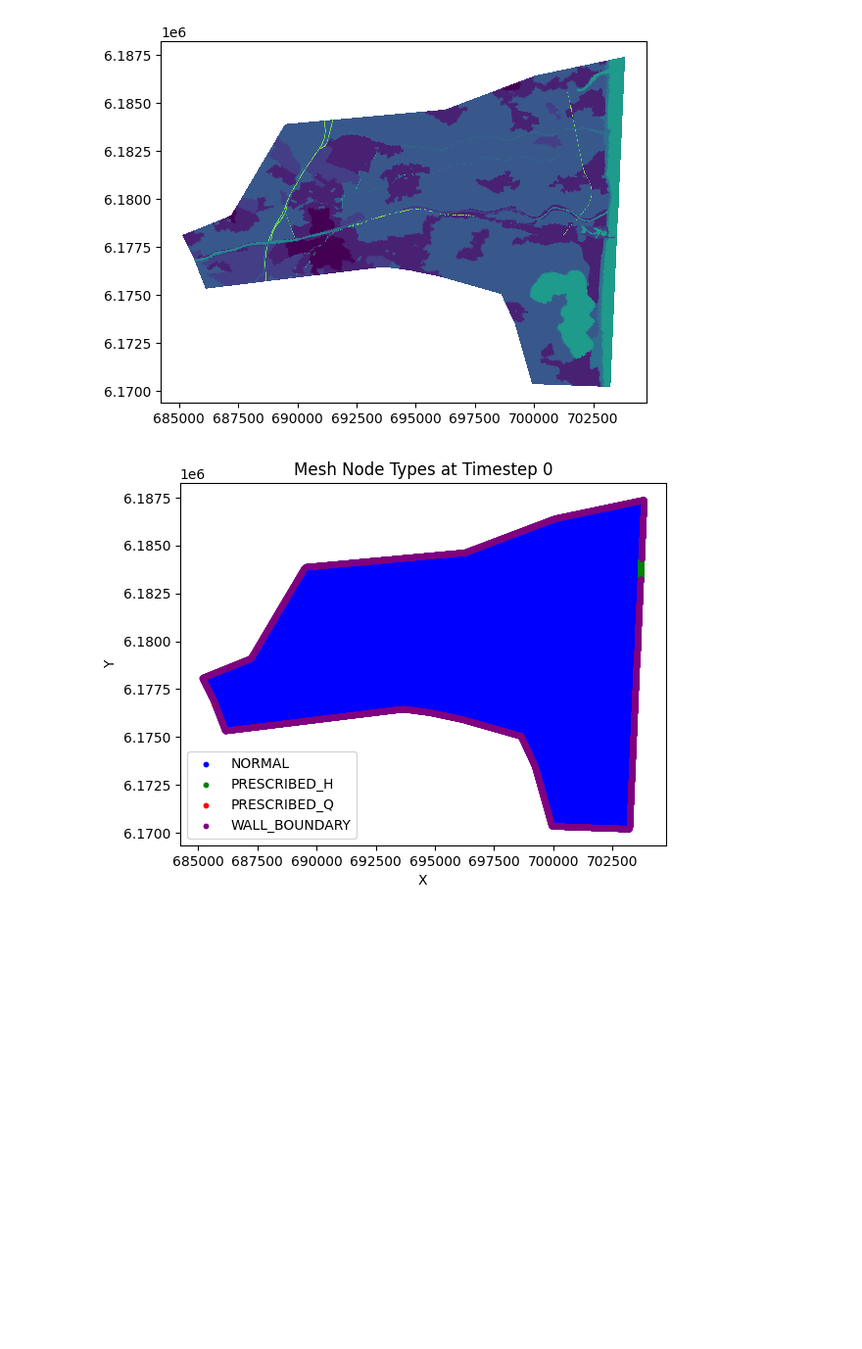
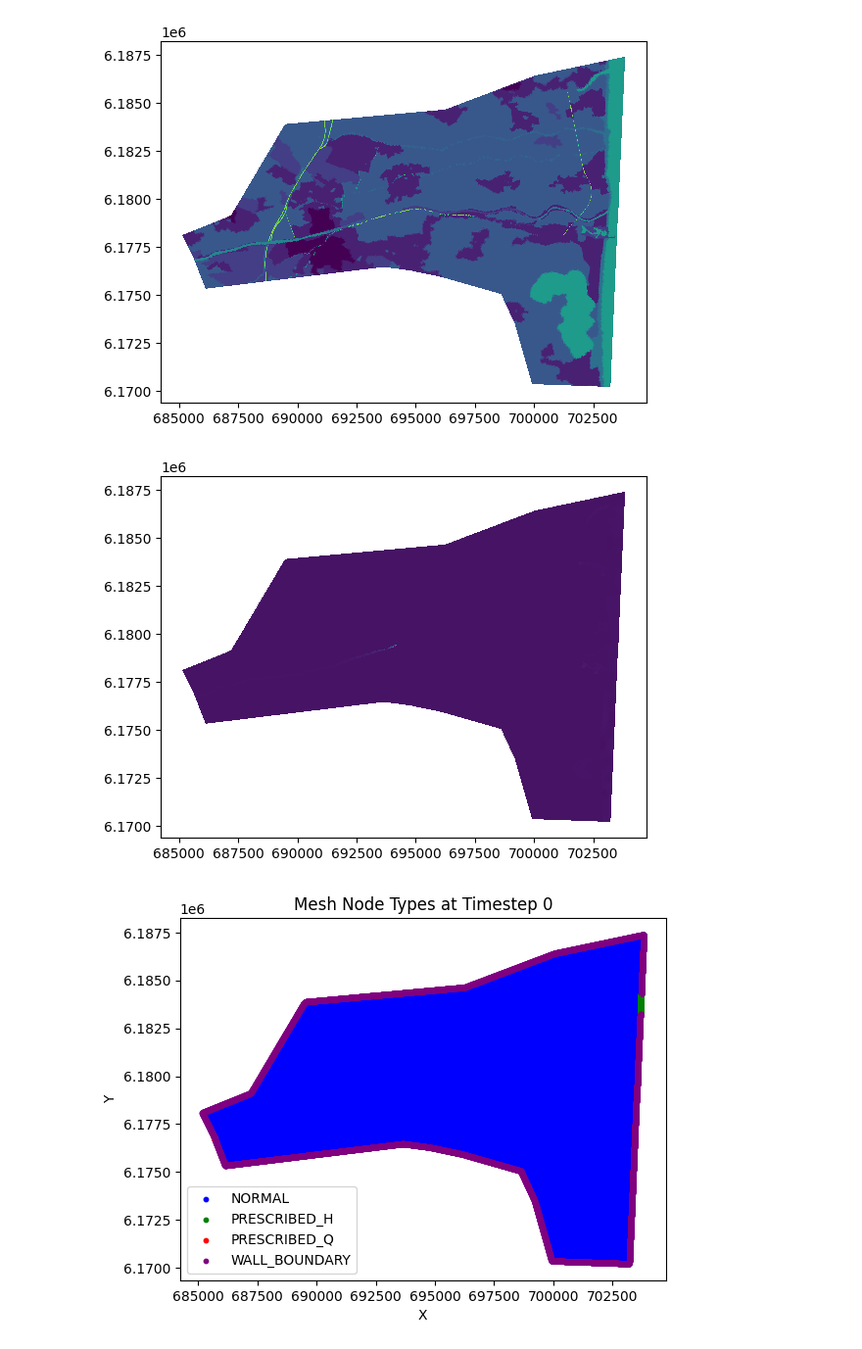
Before and after one commit to vmerc/gnn_modulus_test, a Jupyter notebook: jupyter/test_tet_mesh.ipynb, the cells around one changed output. Shown at 98% size. Cells and saved outputs as stored; diff of their text form; code cells hidden in the pictures; blank space fills up the shorter version.

```diff
--- a/jupyter/test_tet_mesh.ipynb
+++ b/jupyter/test_tet_mesh.ipynb
@@ -82,6 +82,14 @@ dataset = TelemacDataset(
             num_steps=200,
     normalize=False
         )
+# %%
+h_delta = dataset[80].ndata['y'][:,0]
+
+plt.figure()
+plt.tripcolor(X[:,0],X[:,1],h_delta,triangles=triangles)
+plt.show()
+# %% [output]
+[figure, added]
 # %%
 from python.create_dgl_dataset import NodeType
 def plot_mesh_with_node_types(dataset,X, timestep=0):
```
Also changed, not shown: parts of 2 cells of this notebook, 10 other files.
